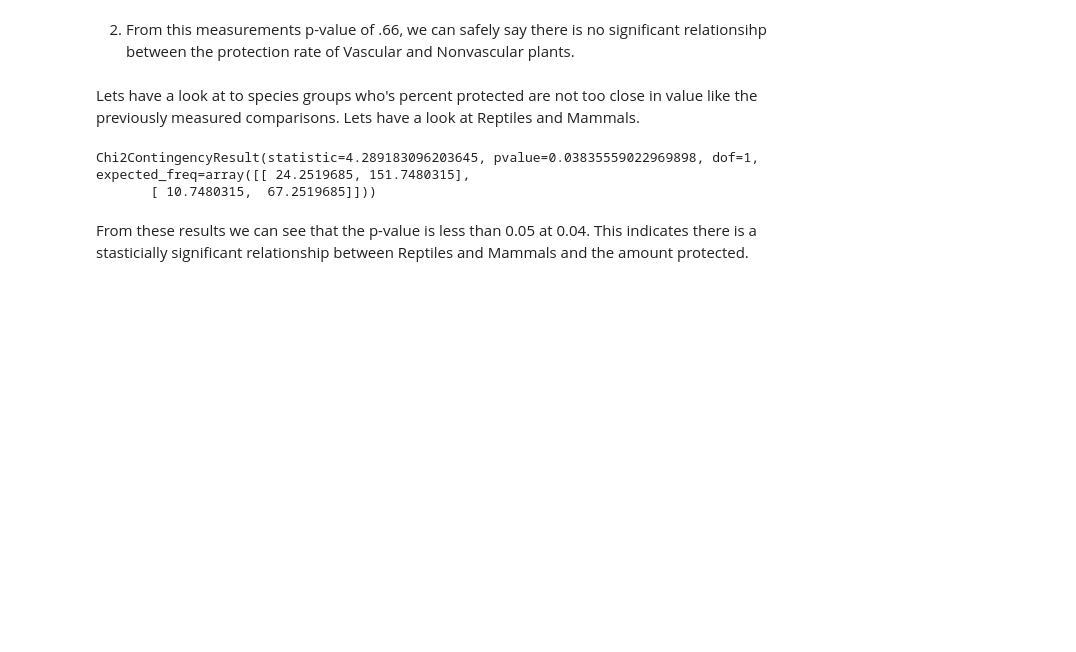
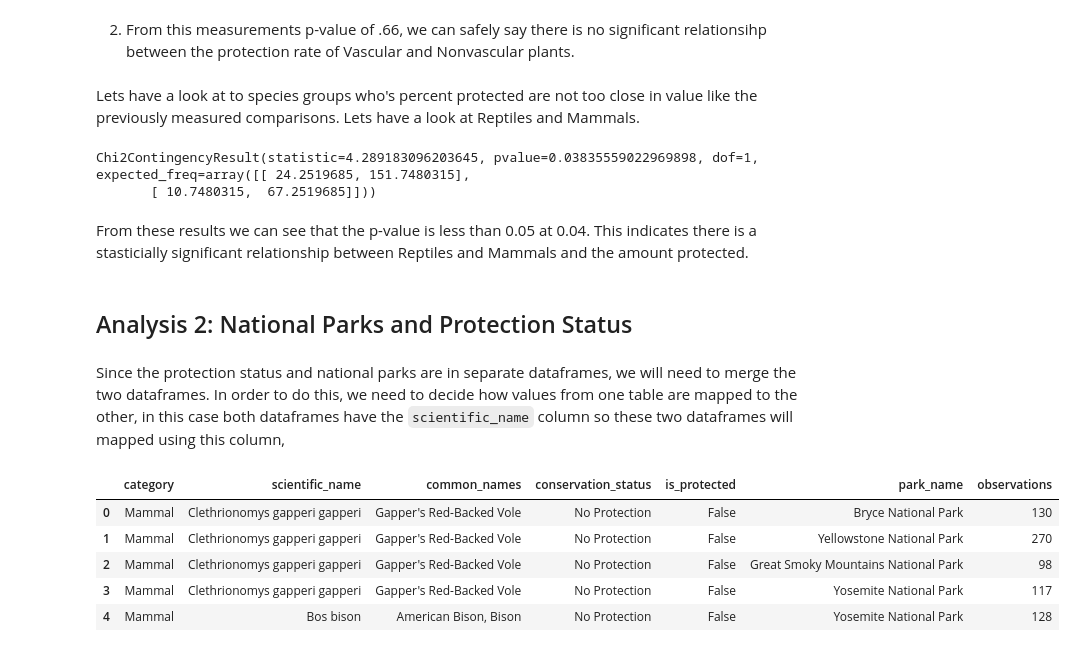
Before and after one commit to j591fletcher/National-Park-Biodiversity, a Jupyter notebook: biodiversity.ipynb, the cells around one changed output. Drawn from its saved outputs; the diff is of its cells as text; code cells hidden in the pictures; blank space fills up the shorter version.

Commit message:
Start of Analysis 2
Start of Analysis 2

```diff
--- a/biodiversity.ipynb
+++ b/biodiversity.ipynb
@@ -341,3 +341,23 @@ Chi2ContingencyResult(statistic=4.289183096203645, pvalue=0.03835559022969898, d
        [ 10.7480315,  67.2519685]]))
 # %% [markdown]
 From these results we can see that the p-value is less than 0.05 at 0.04.  This indicates there is a stasticially significant relationship between Reptiles and Mammals and the amount protected.
+# %% [markdown]
+## Analysis 2: National Parks and Protection Status
+# %% [markdown]
+Since the protection status and national parks are in separate dataframes, we will need to merge the two dataframes.  In order to do this, we need to decide how values from one table are mapped to the other, in this case both dataframes have the `scientific_name` column so these two dataframes will mapped using this column,
+# %%
+#combining both dataframes
+combined = species.merge(observations)
+
+
+#dropping duplicate rows
+combined = combined.drop_duplicates()
+
+combined.head()
+# %% [output]
+|  | category | scientific_name | common_names | conservation_status | is_protected | park_name | observations |
+| 0 | Mammal | Clethrionomys gapperi gapperi | Gapper's Red-Backed Vole | No Protection | False | Bryce National Park | 130 |
+| 1 | Mammal | Clethrionomys gapperi gapperi | Gapper's Red-Backed Vole | No Protection | False | Yellowstone National Park | 270 |
+| 2 | Mammal | Clethrionomys gapperi gapperi | Gapper's Red-Backed Vole | No Protection | False | Great Smoky Mountains National Park | 98 |
+| 3 | Mammal | Clethrionomys gapperi gapperi | Gapper's Red-Backed Vole | No Protection | False | Yosemite National Park | 117 |
+| 4 | Mammal | Bos bison | American Bison, Bison | No Protection | False | Yosemite National Park | 128 |
```
Also changed, not shown: parts of 2 cells of this notebook.
